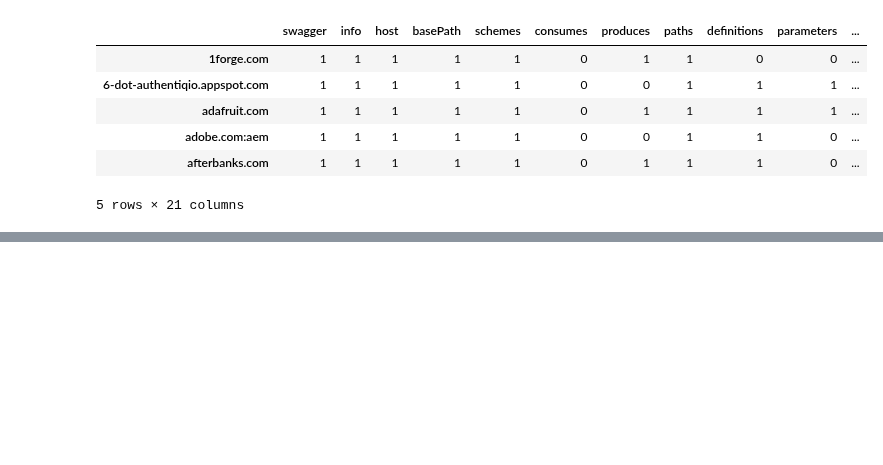
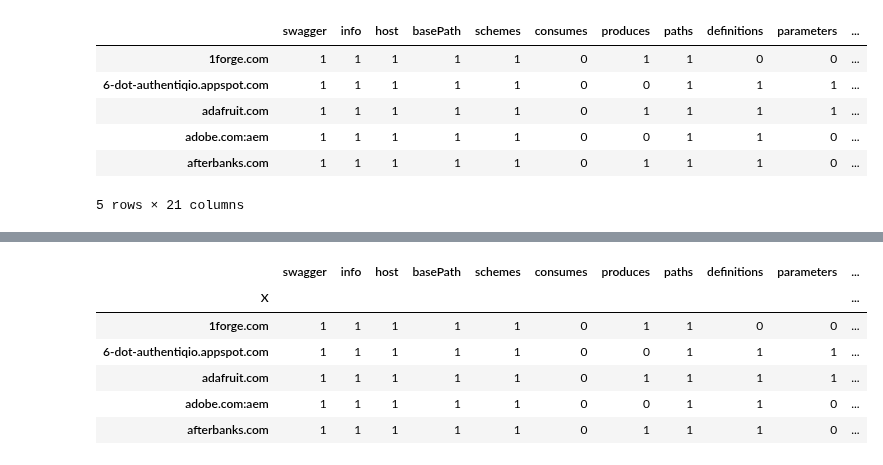
Before and after one commit to pmanlukas/thesisdata, a Jupyter notebook: combine dataframes.ipynb, the cells around one changed output, grey strips where cells are left out. Cells and saved outputs as stored; diff of their text form; code cells hidden in the pictures; blank space fills up the shorter version.

```diff
--- a/combine dataframes.ipynb
+++ b/combine dataframes.ipynb
@@ -112,0 +194,13 @@ with open('obj/'+ 'comp_df' + '.pkl', 'wb') as f:
+# %%
+
+fieldcompdf = pd.read_csv('PAMcomp.csv',index_col='X')
+fieldcompdf = fieldcompdf.iloc[:,1:]
+fieldcompdf.head()
+# %% [output]
+|  | swagger | info | host | basePath | schemes | consumes | produces | paths | definitions | parameters | ... |
+| X |  |  |  |  |  |  |  |  |  |  | ... |
+| 1forge.com | 1 | 1 | 1 | 1 | 1 | 0 | 1 | 1 | 0 | 0 | ... |
+| 6-dot-authentiqio.appspot.com | 1 | 1 | 1 | 1 | 1 | 0 | 0 | 1 | 1 | 1 | ... |
+| adafruit.com | 1 | 1 | 1 | 1 | 1 | 0 | 1 | 1 | 1 | 1 | ... |
+| adobe.com:aem | 1 | 1 | 1 | 1 | 1 | 0 | 0 | 1 | 1 | 0 | ... |
+| afterbanks.com | 1 | 1 | 1 | 1 | 1 | 0 | 1 | 1 | 1 | 0 | ... |
```
Also changed, not shown: parts of 9 cells of this notebook, 4 other files.
